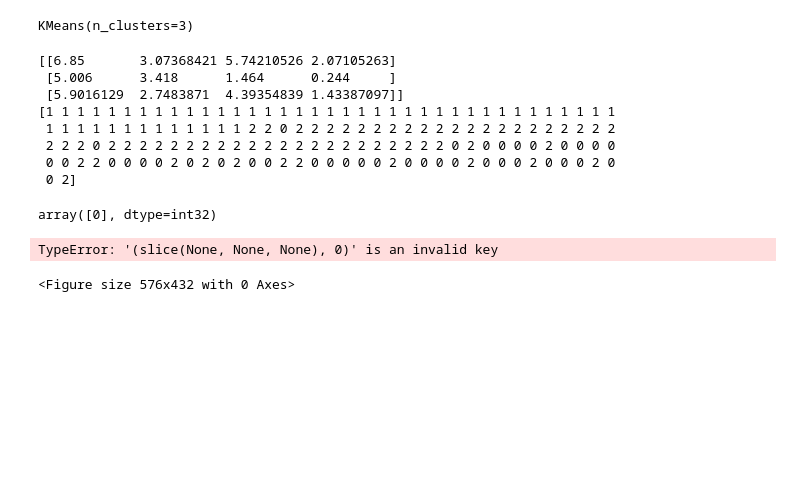
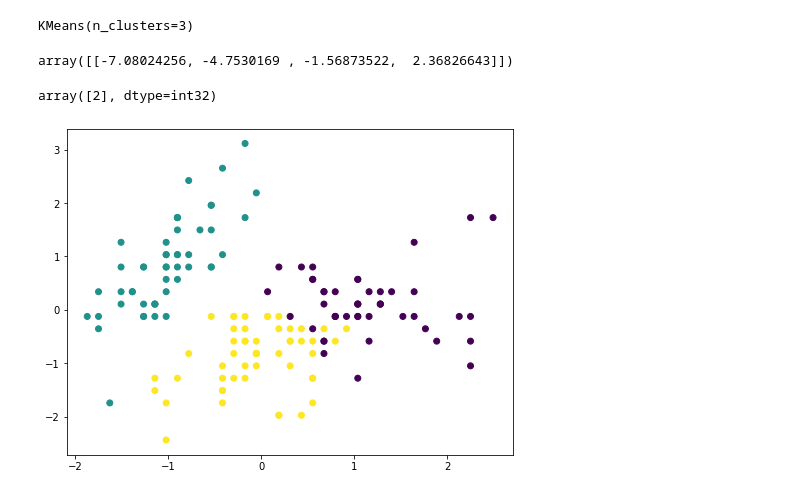
Before and after one commit to gauravvermacloud/LearningMaterialCode, a Jupyter notebook: code/AI_ML/Introduction/CodeWritten/001_Introduction/POC/003_K_Means.ipynb, the cells around one changed output. Cells and saved outputs as stored; diff of their text form; code cells hidden in the pictures; blank space fills up the shorter version.

```diff
--- a/code/AI_ML/Introduction/CodeWritten/001_Introduction/POC/003_K_Means.ipynb
+++ b/code/AI_ML/Introduction/CodeWritten/001_Introduction/POC/003_K_Means.ipynb
@@ -75,3 +75,10 @@ array([[<AxesSubplot:xlabel='sepal-lenght', ylabel='sepal-lenght'>,
         <AxesSubplot:xlabel='petal-width', ylabel='petal-width'>]],
       dtype=object)
 [figure]
+# %%
+
+from sklearn.preprocessing import StandardScaler
+scalar = StandardScaler()
+scalar.fit(X)
+Scaled_X = scalar.transform(X)
+Scaled_X
@@ -78,31 +103,26 @@ array([[<AxesSubplot:xlabel='sepal-lenght', ylabel='sepal-lenght'>,
 # %%
 from sklearn.cluster import KMeans
 kmeans = KMeans(n_clusters=3)
-kmeans.fit(X)
+kmeans.fit(Scaled_X)
 # %% [output]
 KMeans(n_clusters=3)
-# %%
-print(kmeans.cluster_centers_)
-print(kmeans.labels_)
-# %% [output]
-[[6.85       3.07368421 5.74210526 2.07105263]
- [5.006      3.418      1.464      0.244     ]
- [5.9016129  2.7483871  4.39354839 1.43387097]]
-[1 1 1 1 1 1 1 1 1 1 1 1 1 1 1 1 1 1 1 1 1 1 1 1 1 1 1 1 1 1 1 1 1 1 1 1 1
- 1 1 1 1 1 1 1 1 1 1 1 1 1 2 2 0 2 2 2 2 2 2 2 2 2 2 2 2 2 2 2 2 2 2 2 2 2
- 2 2 2 0 2 2 2 2 2 2 2 2 2 2 2 2 2 2 2 2 2 2 2 2 2 2 0 2 0 0 0 0 2 0 0 0 0
- 0 0 2 2 0 0 0 0 2 0 2 0 2 0 0 2 2 0 0 0 0 0 2 0 0 0 0 2 0 0 0 2 0 0 0 2 0
- 0 2]
-# %%
-kmeans.predict([[6.2,3.4,5.4,2.3]])
-# %% [output]
-array([0], dtype=int32)
+# %%
+
+#Before we can predict we need to scale back
+X_Predict = scalar.transform([[0, 1, 1, 3]])
+X_Predict
+# %% [output]
+array([[-7.08024256, -4.7530169 , -1.56873522,  2.36826643]])
+# %%
+
+kmeans.predict(X_Predict)
+# %% [output]
+array([2], dtype=int32)
 # %%
 import matplotlib.pyplot as plt
 
 plt.figure(figsize=(8, 6))
-plt.scatter(X[:, 0], X[:, 1], c=['a','b'])
+plt.scatter(Scaled_X[:, 0], Scaled_X[:, 1], c=kmeans.labels_.astype(float))
 plt.show()
 # %% [output]
-TypeError: '(slice(None, None, None), 0)' is an invalid key
-<Figure size 576x432 with 0 Axes>
+[figure, added]
```
Also changed, not shown: parts of 1 cell of this notebook, 2 other files.
